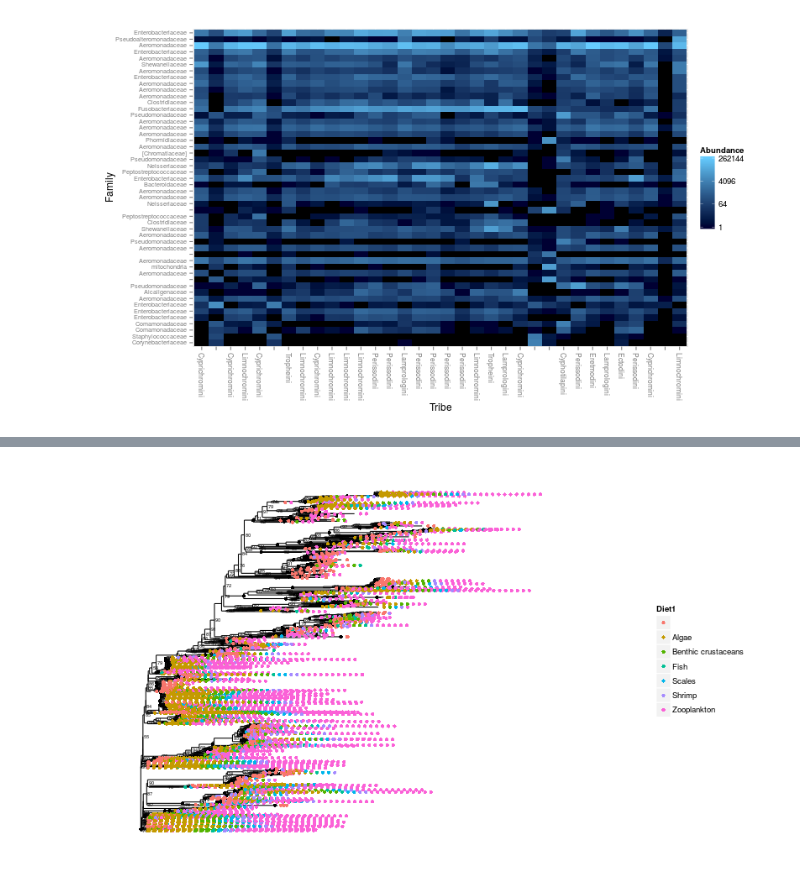
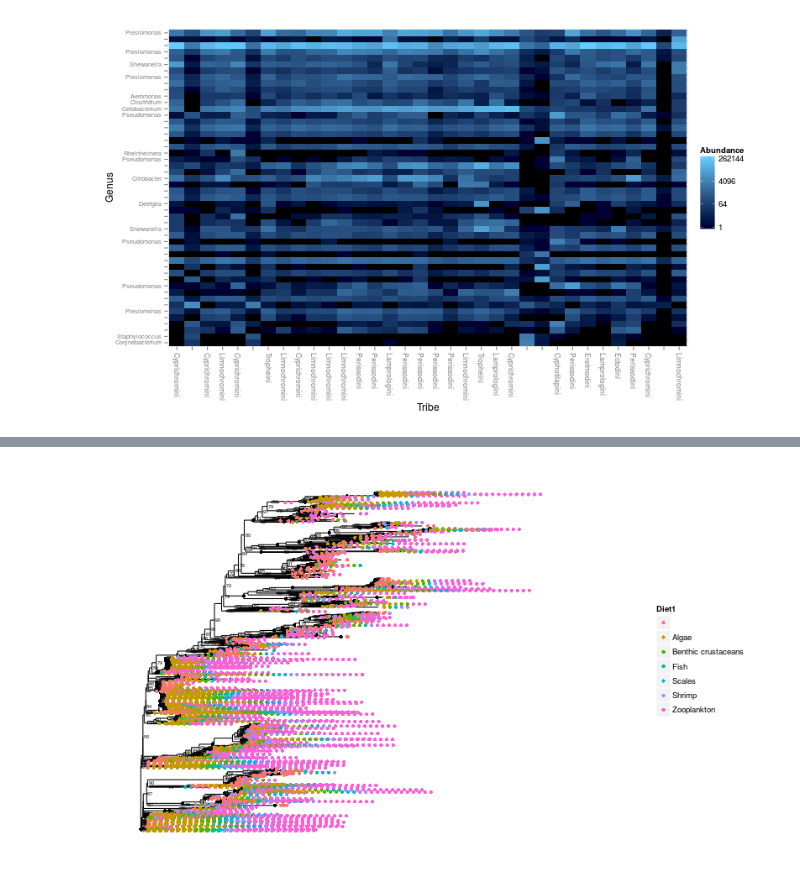
Before and after one commit to ryneches/fishpoo, a Jupyter notebook: fishpoo.ipynb, the cells around one changed output, grey strips where cells are left out. Saved outputs shown, nothing was run; the diff lists cells and outputs as text; code cells hidden in the pictures.

```diff
--- a/fishpoo.ipynb
+++ b/fishpoo.ipynb
@@ -191,11 +209,11 @@ fishpoo_phase1 <- import_biom("fishpoo_open97/fishpoo_phase1.json.biom",
 # %%
 %%R -w 800 -h 480 -u px
 #plot_heatmap( subset_taxa( fishpoo_phase1, Phylum=="Proteobacteria") )
 #plot_heatmap( subset_taxa( fishpoo_phase1, Phylum=="Firmicutes"), "MDS", "unifrac", "Host", "Family", weighted=TRUE )
 plot_heatmap( prune_taxa( names(sort(taxa_sums(fishpoo_phase1),TRUE)[1:50] ), fishpoo_phase1 ),
-             "MDS", "unifrac", "Tribe", "Family", weighted=TRUE )
+             "MDS", "unifrac", "Tribe", "Genus", weighted=TRUE )
 # %% [output]
-[figure, old version]
+[figure, new version]
 # %%
 %%R -w 800 -h 480 -u px
 plot_net( fishpoo_phase1, maxdist = 0.4, point_label = "Host", color="Tribe", shape="Diet1")
```
Also changed, not shown: parts of 13 cells of this notebook.
